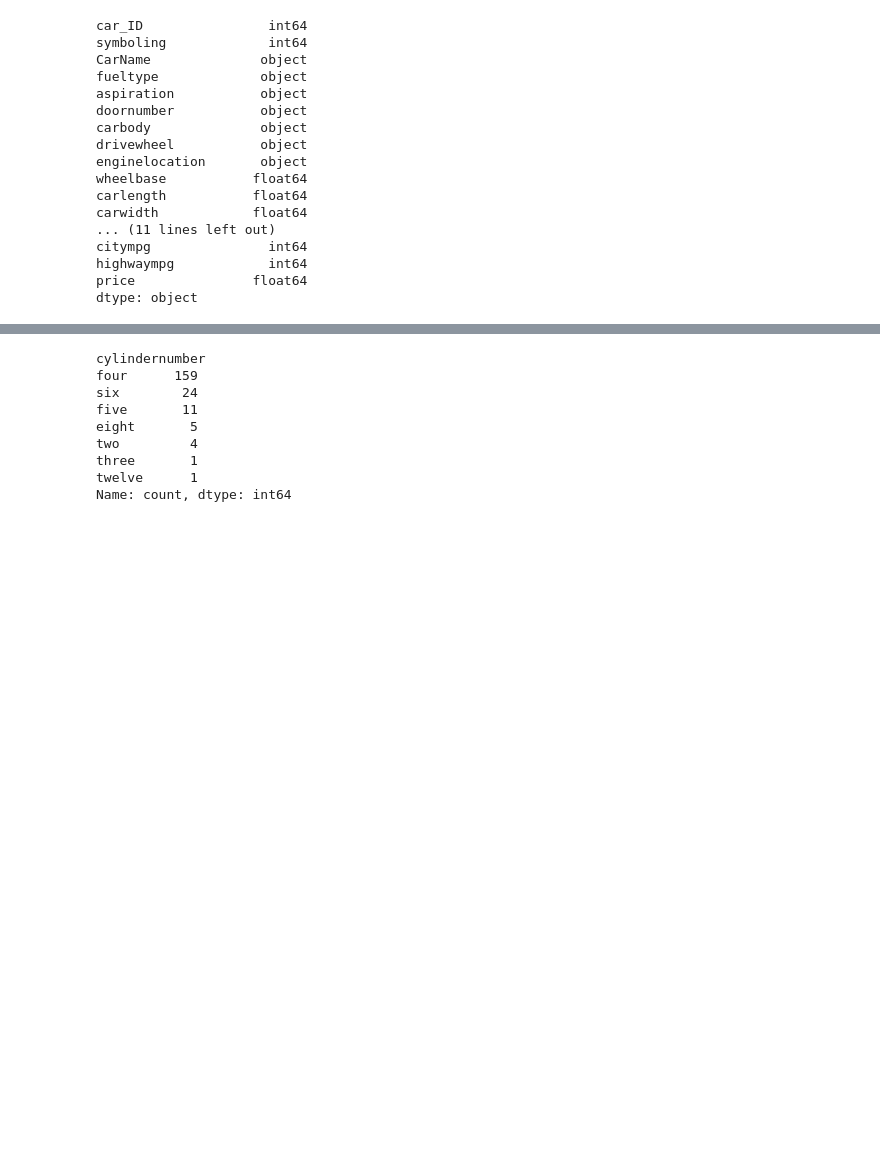
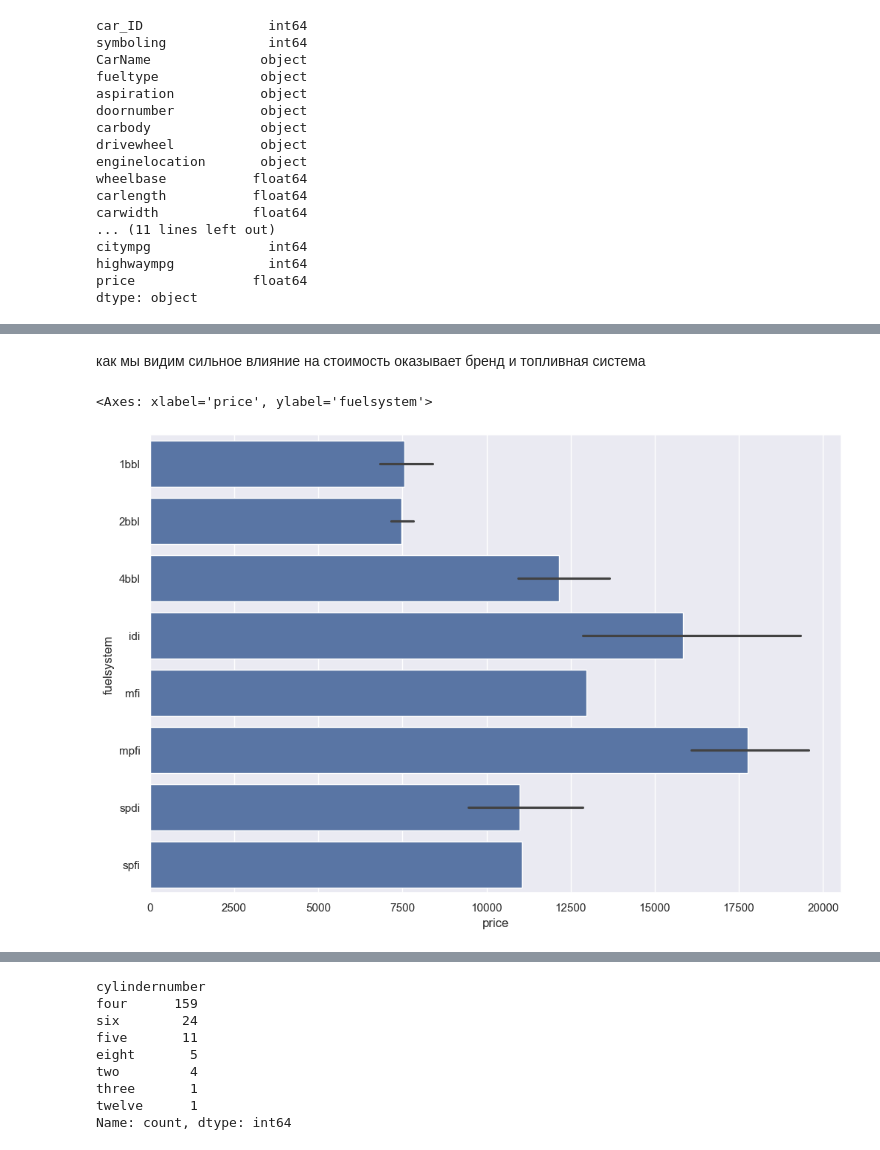
Before and after one commit to looovverrr/TMSds, a Jupyter notebook: lesson 28/praktika.ipynb, the cells around one changed output, grey strips where cells are left out. Saved outputs shown, nothing was run; the diff lists cells and outputs as text; code cells hidden in the pictures; blank space fills up the shorter version.

```diff
--- a/lesson 28/praktika.ipynb
+++ b/lesson 28/praktika.ipynb
@@ -31,5 +38,6 @@ price: Цена автомобиля.
 # %%
 df=pd.read_csv("CarPrice_Assignment.csv")
+sns.set(style = 'darkgrid')
 # %%
 df.columns
 # %% [output]
@@ -105,0 +148,10 @@ df['Brand'] = df['CarName'].apply(extract_brand)
+# %% [markdown]
+как мы видим сильное влияние на стоимость оказывает бренд и топливная система
+# %%
+brand_prices = df.groupby('fuelsystem',observed=False)['price'].mean().reset_index()
+brand_prices = brand_prices.sort_values(by='price', ascending=False)
+plt.figure(figsize=(12, 8))
+sns.barplot(x='price', y='fuelsystem', data=df)
+# %% [output]
+<Axes: xlabel='price', ylabel='fuelsystem'>
+[figure, added]
```
Also changed, not shown: parts of 41 cells of this notebook.
